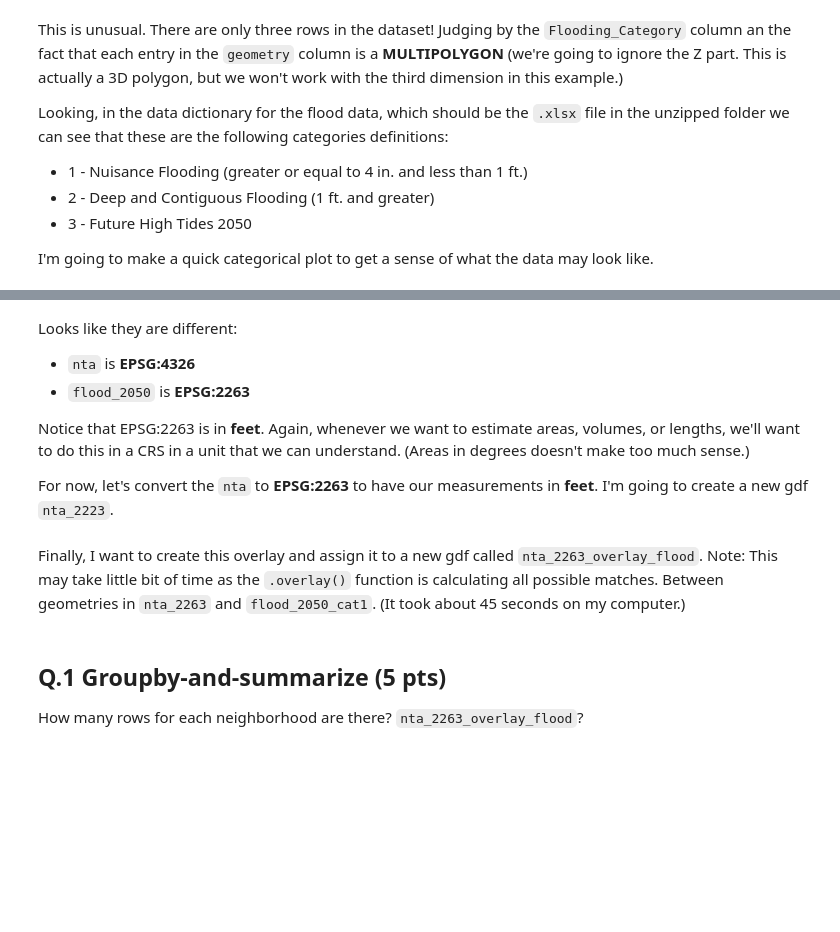
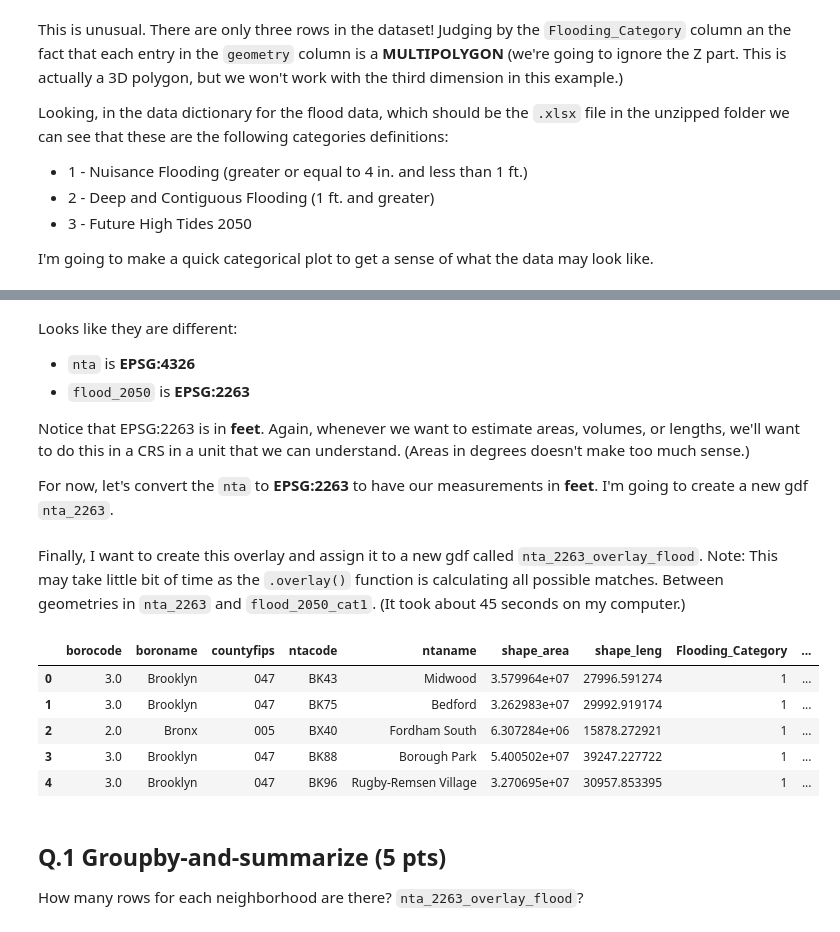
Before and after one commit to iamwfx/4680_5680_intro_uds, a Jupyter notebook: Week3/W3_geodata_linking.ipynb, the cells around one changed output, grey strips where cells are left out. Drawn from its saved outputs; the diff is of its cells as text; code cells hidden in the pictures; blank space fills up the shorter version.

```diff
--- a/Week3/W3_geodata_linking.ipynb
+++ b/Week3/W3_geodata_linking.ipynb
@@ -91,13 +159,22 @@ Looks like they are different:
 
 Notice that EPSG:2263 is in **feet**. Again, whenever we want to estimate areas, volumes, or lengths, we'll want to do this in a CRS in a unit that we can understand. (Areas in degrees doesn't make too much sense.)
 
-For now, let's convert the `nta` to **EPSG:2263** to have our measurements in **feet**. I'm going to create a new gdf `nta_2223`.
+For now, let's convert the `nta` to **EPSG:2263** to have our measurements in **feet**. I'm going to create a new gdf `nta_2263`.
 # %%
 nta_2263 = nta.to_crs(flood_2050_cat1.crs)
 # %% [markdown]
 Finally, I want to create this overlay and assign it to a new gdf called `nta_2263_overlay_flood`. Note: This may take little bit of time as the `.overlay()` function is calculating all possible matches. Between geometries in `nta_2263` and `flood_2050_cat1`. (It took about 45 seconds on my computer.)
 # %%
 nta_2263_overlay_flood = gpd.overlay(nta_2263,flood_2050_cat1,how='intersection')
+# %%
+nta_2263_overlay_flood.head()
+# %% [output]
+|  | borocode | boroname | countyfips | ntacode | ntaname | shape_area | shape_leng | Flooding_Category | ... |
+| 0 | 3.0 | Brooklyn | 047 | BK43 | Midwood | 3.579964e+07 | 27996.591274 | 1 | ... |
+| 1 | 3.0 | Brooklyn | 047 | BK75 | Bedford | 3.262983e+07 | 29992.919174 | 1 | ... |
+| 2 | 2.0 | Bronx | 005 | BX40 | Fordham South | 6.307284e+06 | 15878.272921 | 1 | ... |
+| 3 | 3.0 | Brooklyn | 047 | BK88 | Borough Park | 5.400502e+07 | 39247.227722 | 1 | ... |
+| 4 | 3.0 | Brooklyn | 047 | BK96 | Rugby-Remsen Village | 3.270695e+07 | 30957.853395 | 1 | ... |
 # %% [markdown]
 ## Q.1 Groupby-and-summarize (5 pts)
 How many rows for each neighborhood are there? `nta_2263_overlay_flood`?
```
Also changed, not shown: parts of 28 cells of this notebook.
